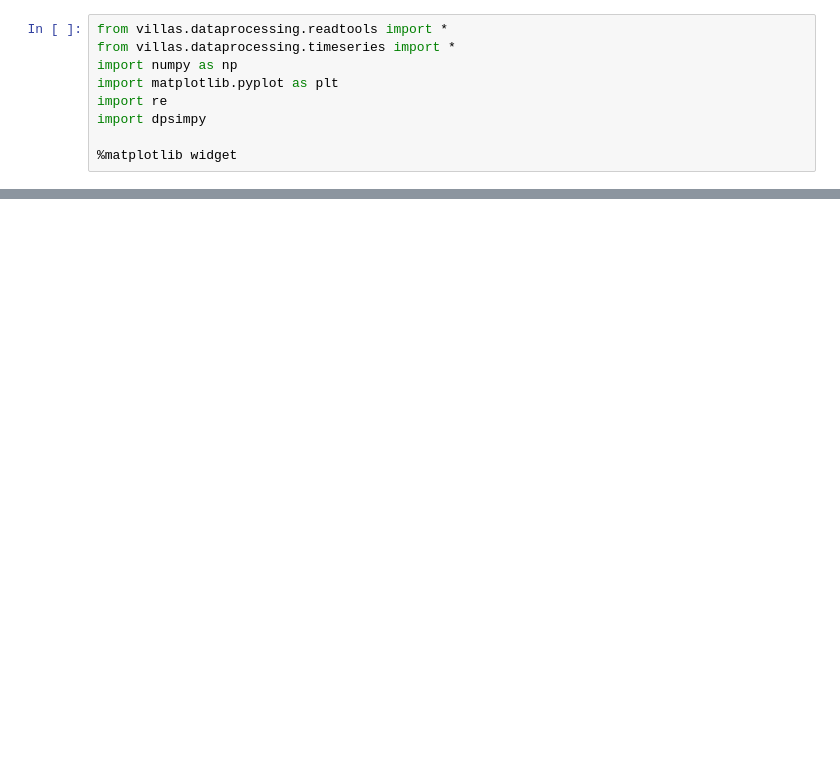
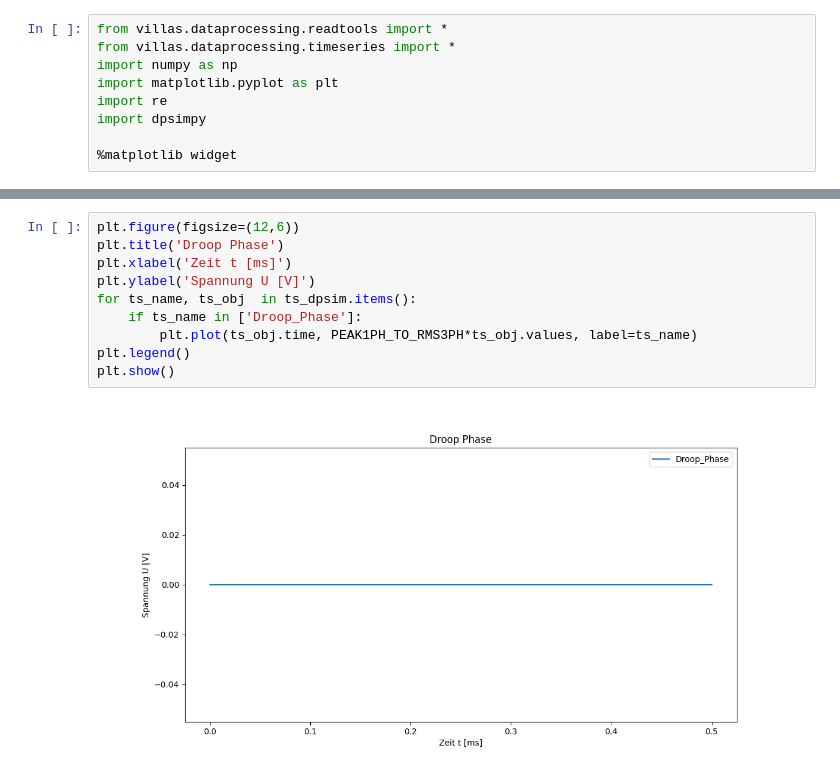
Before and after one commit to neolentsie/dpsim, a Jupyter notebook: examples/Notebooks/Circuits/EMT_VSI_DroopControl.ipynb, the cells around one changed output, grey strips where cells are left out. Drawn from its saved outputs; the diff is of its cells as text; blank space fills up the shorter version.

```diff
--- a/examples/Notebooks/Circuits/EMT_VSI_DroopControl.ipynb
+++ b/examples/Notebooks/Circuits/EMT_VSI_DroopControl.ipynb
@@ -48,0 +67,12 @@ FileNotFoundError: [Errno 2] No such file or directory: 'logs/EMT_VSI_DroopContr
+# %%
+plt.figure(figsize=(12,6))
+plt.title('Droop Phase')
+plt.xlabel('Zeit t [ms]')
+plt.ylabel('Spannung U [V]')
+for ts_name, ts_obj  in ts_dpsim.items():
+    if ts_name in ['Droop_Phase']:
+        plt.plot(ts_obj.time, PEAK1PH_TO_RMS3PH*ts_obj.values, label=ts_name)
+plt.legend()
+plt.show()
+# %% [output]
+[figure, added]
```
Also changed, not shown: parts of 4 cells of this notebook, 3 other files.
